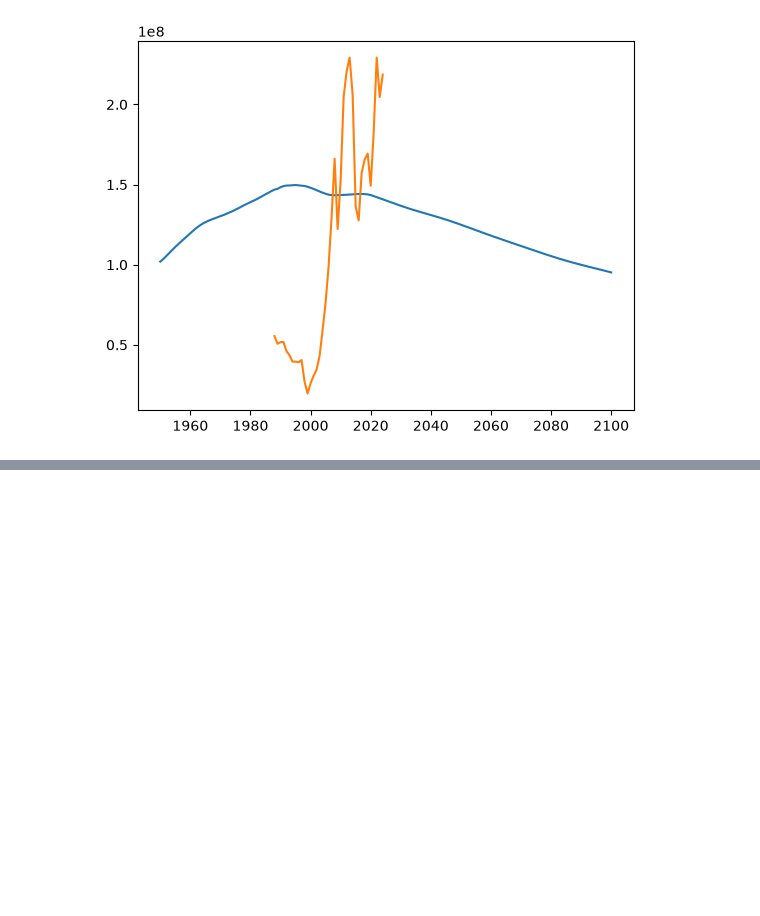
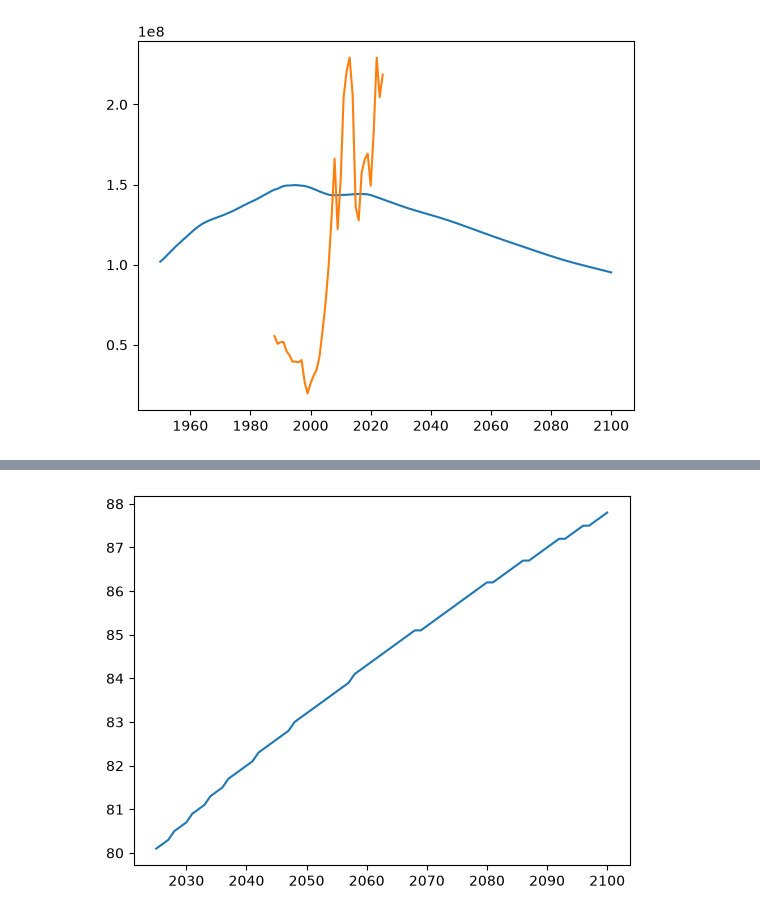
Before and after one commit to Flx232/Census-Dashboard, a Jupyter notebook: exploratory.ipynb, the cells around one changed output, grey strips where cells are left out. Cells and saved outputs as stored; diff of their text form; code cells hidden in the pictures; blank space fills up the shorter version.

```diff
--- a/exploratory.ipynb
+++ b/exploratory.ipynb
@@ -276,0 +781,5 @@ plt.plot(section['YR'], (section['GDP'])/1e4)
+# %%
+plt.plot(section['yr'], (section['e0']))
+plt.show()
+# %% [output]
+[figure, added]
```
Also changed, not shown: parts of 73 cells of this notebook, 18 other files.
